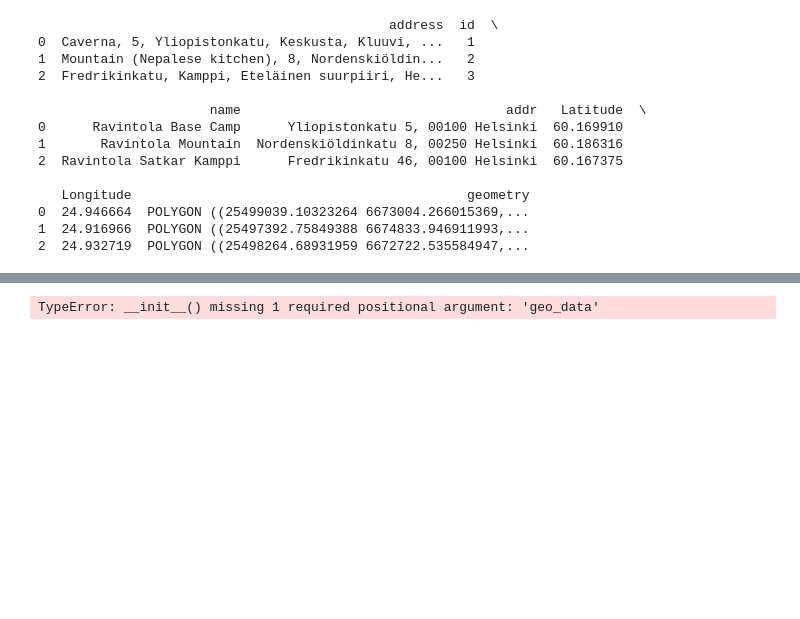
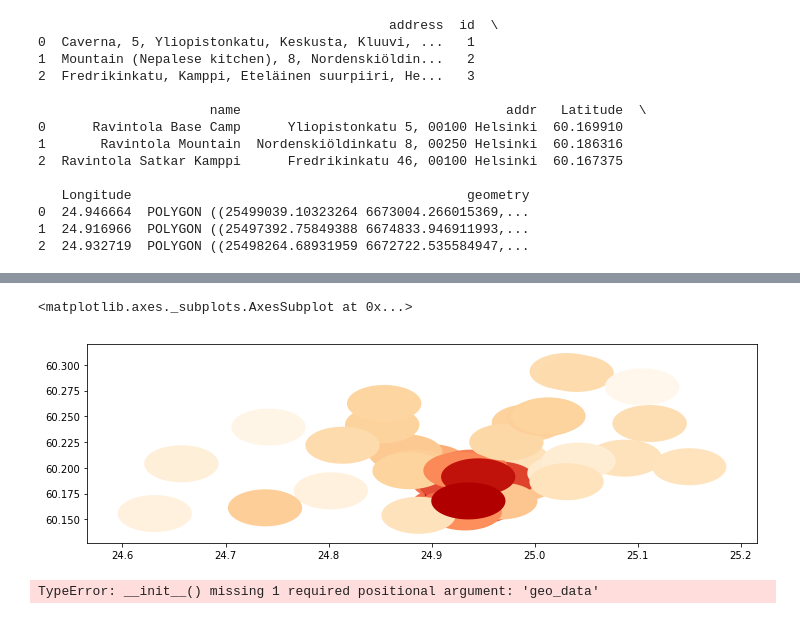
Before and after one commit to AdBinay/NepaleseResturantHelsinkiRegion, a Jupyter notebook: notebooks/FinalAssignment/FinalAssignmentAutoGIS_v3.ipynb, the cells around one changed output, grey strips where cells are left out. Saved outputs shown, nothing was run; the diff lists cells and outputs as text; code cells hidden in the pictures; blank space fills up the shorter version.

```diff
--- a/notebooks/FinalAssignment/FinalAssignmentAutoGIS_v3.ipynb
+++ b/notebooks/FinalAssignment/FinalAssignmentAutoGIS_v3.ipynb
@@ -457,0 +473,4 @@ geodata2.to_file(filename='NepaliResturant2kmBufferPopulation.geojson', driver='
+# %%
+# Select those columns
+df = geodata1[selected_cols]
+df.head()
@@ -458,3 +484,14 @@ geodata2.to_file(filename='NepaliResturant2kmBufferPopulation.geojson', driver='
+# %%
+%matplotlib inline
+import matplotlib.pyplot as plt
+fig, ax = plt.subplots(figsize=(12,8))
+ax.set_aspect('equal')
+df = df.to_crs({'init': 'epsg:4326'}) # change projection
+#df['density'] = df.EINWOHNERZ / df.KANTONSFLA # calculate population density
+df.plot(ax=ax, column='Pop2017', cmap='OrRd')
+# %% [output]
+<matplotlib.axes._subplots.AxesSubplot at 0x...>
+[figure, added]
 # %%
 import pandas as pd
 #kanton_overview = r'Switzerland_overview.csv'
```
Also changed, not shown: parts of 12 cells of this notebook.
